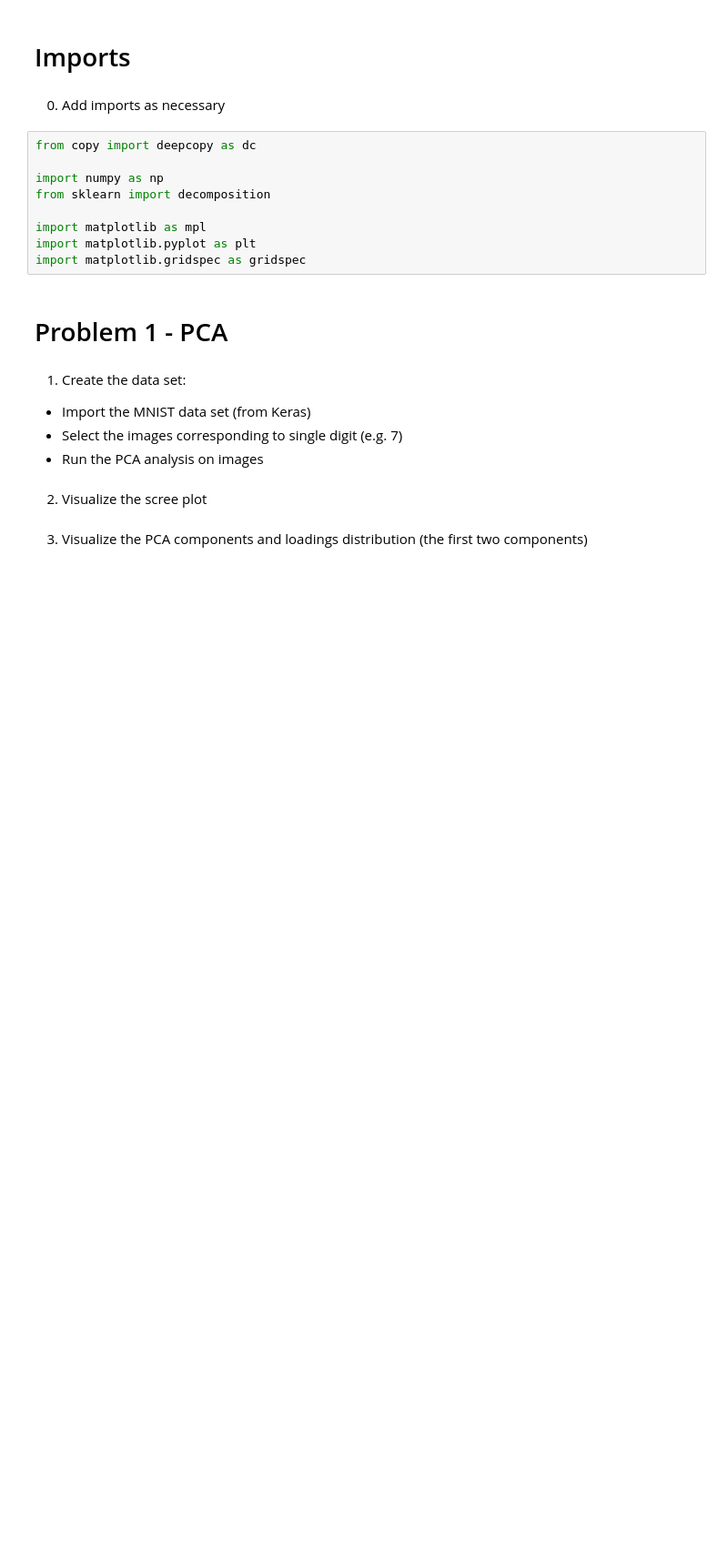
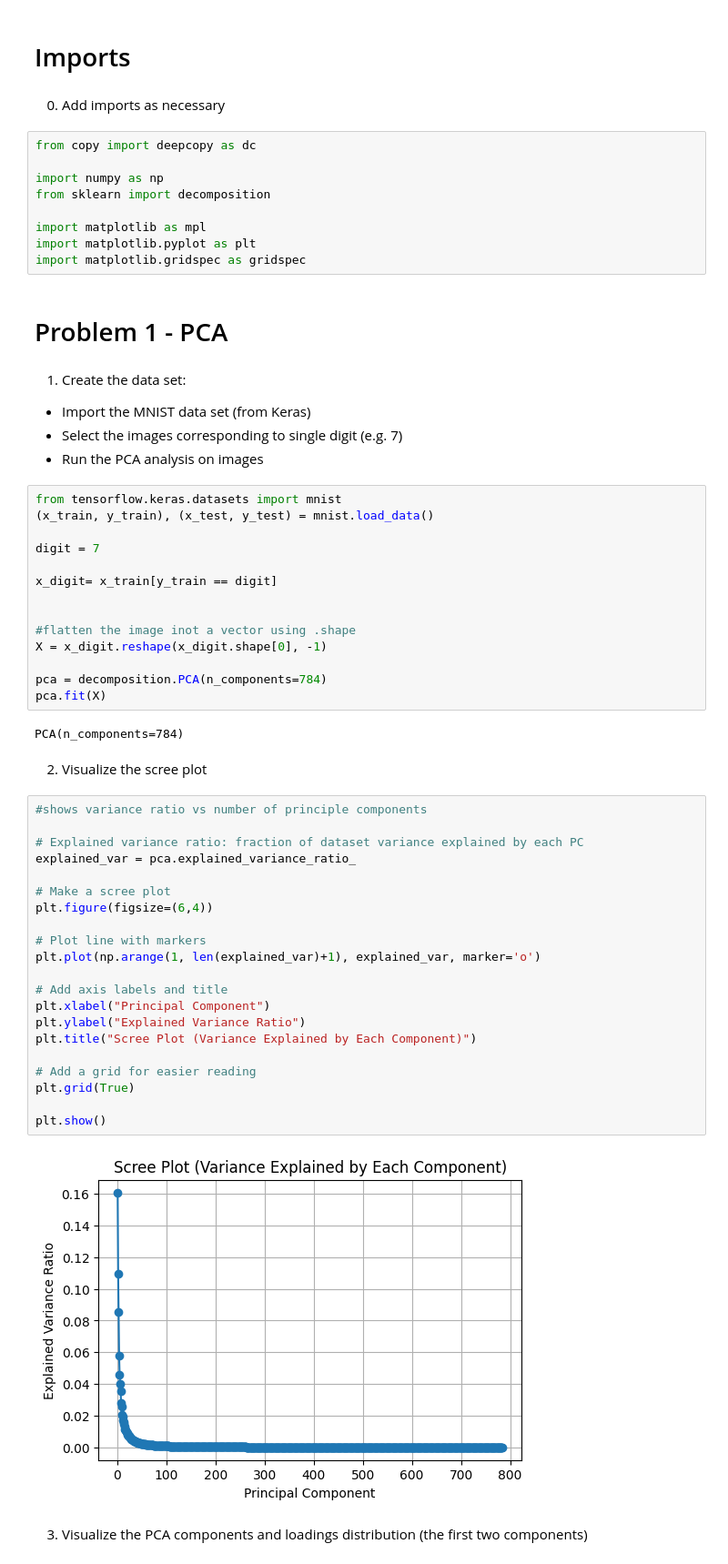
Before and after one commit to smoody-mines/MSE504, a Jupyter notebook: Homework_6.ipynb, the cells around one changed output. Shown at 91% size. Saved outputs shown, nothing was run; the diff lists cells and outputs as text; blank space fills up the shorter version.

```diff
--- a/Homework_6.ipynb
+++ b/Homework_6.ipynb
@@ -29,7 +29,46 @@ import matplotlib.gridspec as gridspec
 - Import the MNIST data set (from Keras)
 - Select the images corresponding to single digit (e.g. 7)
 - Run the PCA analysis on images
+# %%
+from tensorflow.keras.datasets import mnist
+(x_train, y_train), (x_test, y_test) = mnist.load_data()
+
+digit = 7
+
+x_digit= x_train[y_train == digit]
+
+
+#flatten the image inot a vector using .shape
+X = x_digit.reshape(x_digit.shape[0], -1)
+
+pca = decomposition.PCA(n_components=784)
+pca.fit(X)
+# %% [output]
+PCA(n_components=784)
 # %% [markdown]
 2. Visualize the scree plot
+# %%
+#shows variance ratio vs number of principle components
+
+# Explained variance ratio: fraction of dataset variance explained by each PC
+explained_var = pca.explained_variance_ratio_
+
+# Make a scree plot
+plt.figure(figsize=(6,4))
+
+# Plot line with markers
+plt.plot(np.arange(1, len(explained_var)+1), explained_var, marker='o')
+
+# Add axis labels and title
+plt.xlabel("Principal Component")
+plt.ylabel("Explained Variance Ratio")
+plt.title("Scree Plot (Variance Explained by Each Component)")
+
+# Add a grid for easier reading
+plt.grid(True)
+
+plt.show()
+# %% [output]
+[figure, added]
 # %% [markdown]
 3. Visualize the PCA components and loadings distribution (the first two components)
```
Also changed, not shown: parts of 1 cell of this notebook.
